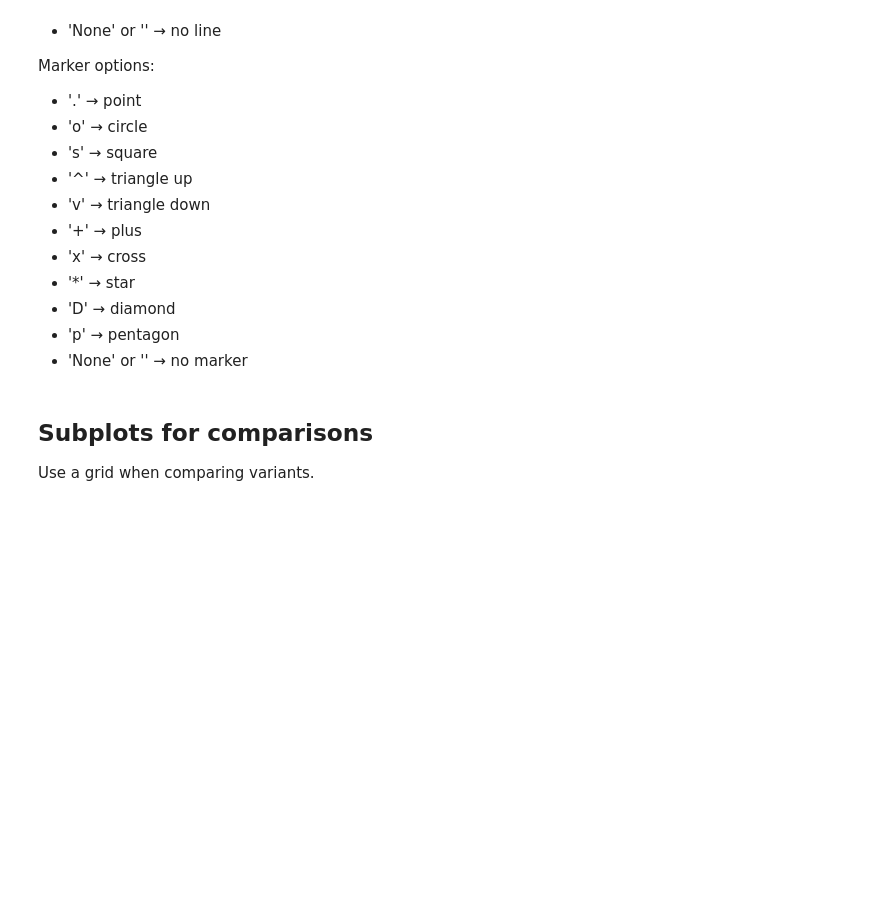
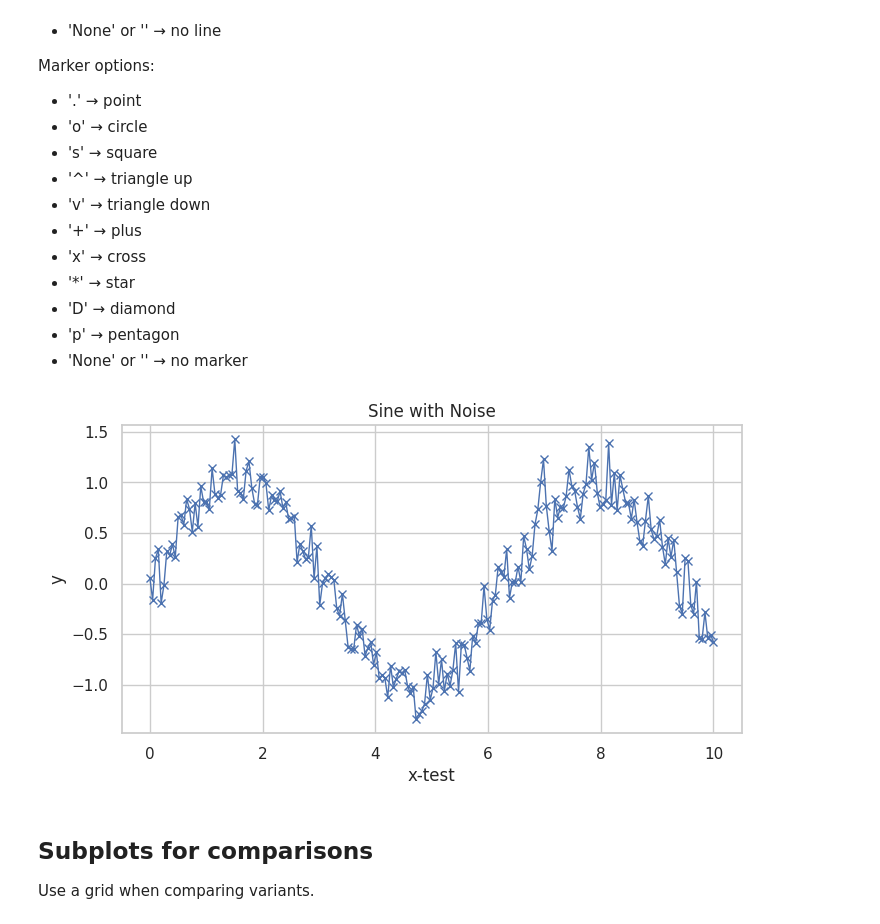
Before and after one commit to DATA101-S26/lectures, a Jupyter notebook: Module08/session1_VisTools.ipynb, the cells around one changed output. Drawn from its saved outputs; the diff is of its cells as text; code cells hidden in the pictures; blank space fills up the shorter version.

```diff
--- a/Module08/session1_VisTools.ipynb
+++ b/Module08/session1_VisTools.ipynb
@@ -56,12 +60,14 @@ Marker options:
 - 'None' or '' → no marker
 # %%
 fig, ax = plt.subplots(figsize=(8, 4))
-ax.plot(x, y, linestyle='-', marker='*', linewidth=2)
+ax.plot(x, y, linestyle='-', marker='x', linewidth=1)
 ax.set_title("Sine with Noise")
 ax.set_xlabel("x-test")
 ax.set_ylabel("y")
 ax.grid(True)
 plt.show()
+# %% [output]
+[figure, added]
 # %% [markdown]
 
 ## Subplots for comparisons
```
Also changed, not shown: parts of 12 cells of this notebook.
